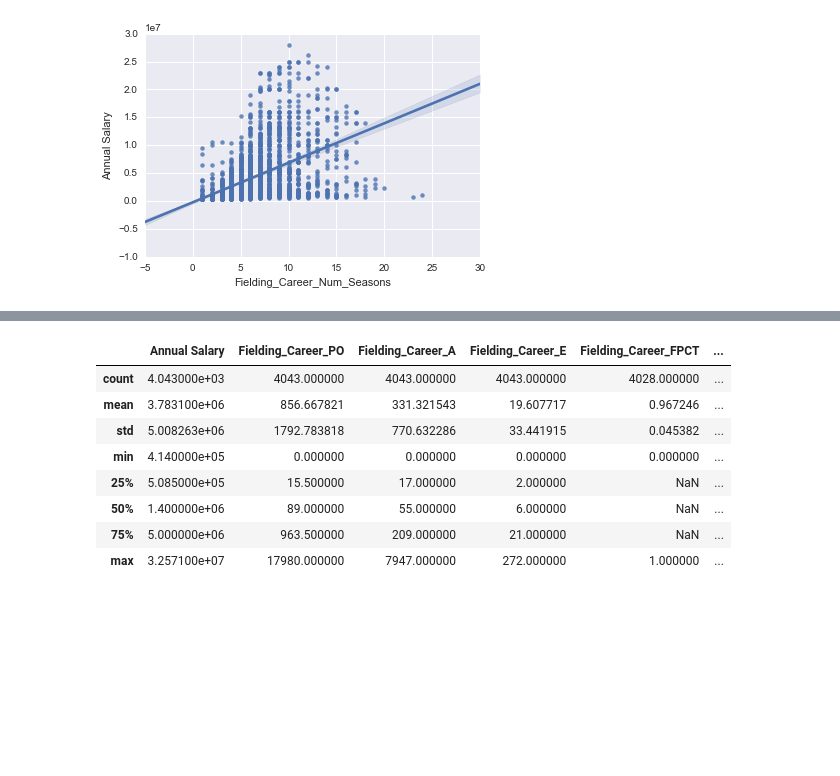
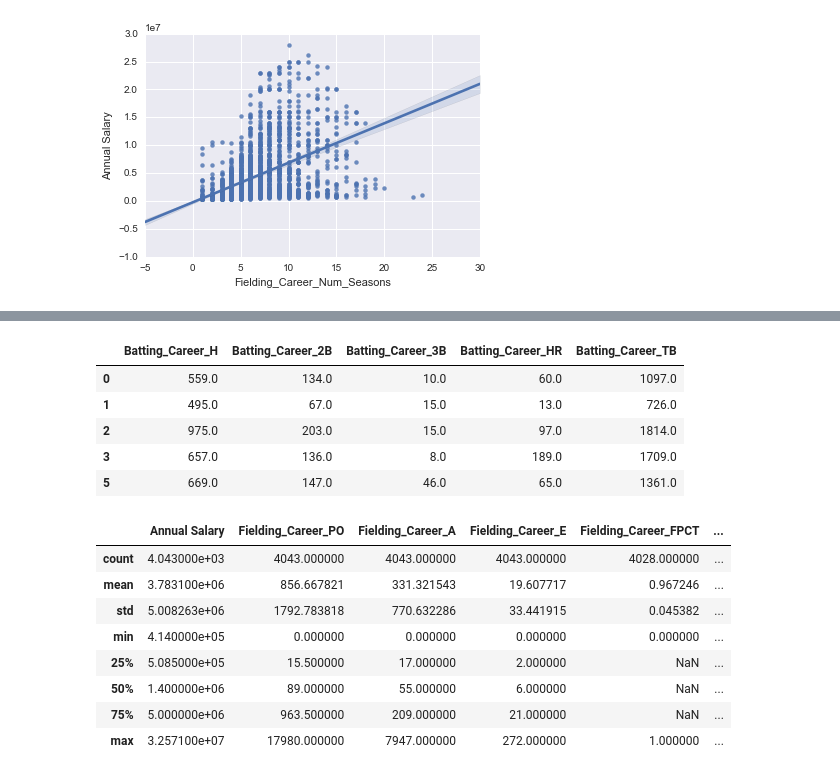
Before and after one commit to natereed/predicting-team-wins-and-player-salaries, a Jupyter notebook: Explore Observations.ipynb, the cells around one changed output, grey strips where cells are left out. Saved outputs shown, nothing was run; the diff lists cells and outputs as text; code cells hidden in the pictures; blank space fills up the shorter version.

```diff
--- a/Explore Observations.ipynb
+++ b/Explore Observations.ipynb
@@ -479,6 +460,19 @@ batting_df.corr()
 | Batting_Career_TB | 0.456127 | 0.448099 | 0.944953 | 0.529125 | 0.135985 | ... |
 | Batting_Career_SLG | 0.120501 | 0.898832 | 0.434683 | 0.040242 | 0.501869 | ... |
 | Batting_Career_OBP | 0.062580 | 0.958720 | 0.354585 | 0.010627 | 0.543715 | ... |
+# %%
+df = pd.read_csv(os.path.join("data", "db", "Observations.csv"))
+
+rows = df[df['Batting_Career_TB'] > 5]
+rows = pd.DataFrame(rows, columns=['Batting_Career_H', 'Batting_Career_2B', 'Batting_Career_3B', 'Batting_Career_HR', 'Batting_Career_TB'])
+rows.head()
+# %% [output]
+|  | Batting_Career_H | Batting_Career_2B | Batting_Career_3B | Batting_Career_HR | Batting_Career_TB |
+| 0 | 559.0 | 134.0 | 10.0 | 60.0 | 1097.0 |
+| 1 | 495.0 | 67.0 | 15.0 | 13.0 | 726.0 |
+| 2 | 975.0 | 203.0 | 15.0 | 97.0 | 1814.0 |
+| 3 | 657.0 | 136.0 | 8.0 | 189.0 | 1709.0 |
+| 5 | 669.0 | 147.0 | 46.0 | 65.0 | 1361.0 |
 # %%
 #df = pd.read_csv(os.path.join("data", "db", "Performance.csv"))
 #print("Performance")
```
Also changed, not shown: parts of 9 cells of this notebook, 2 other files.
